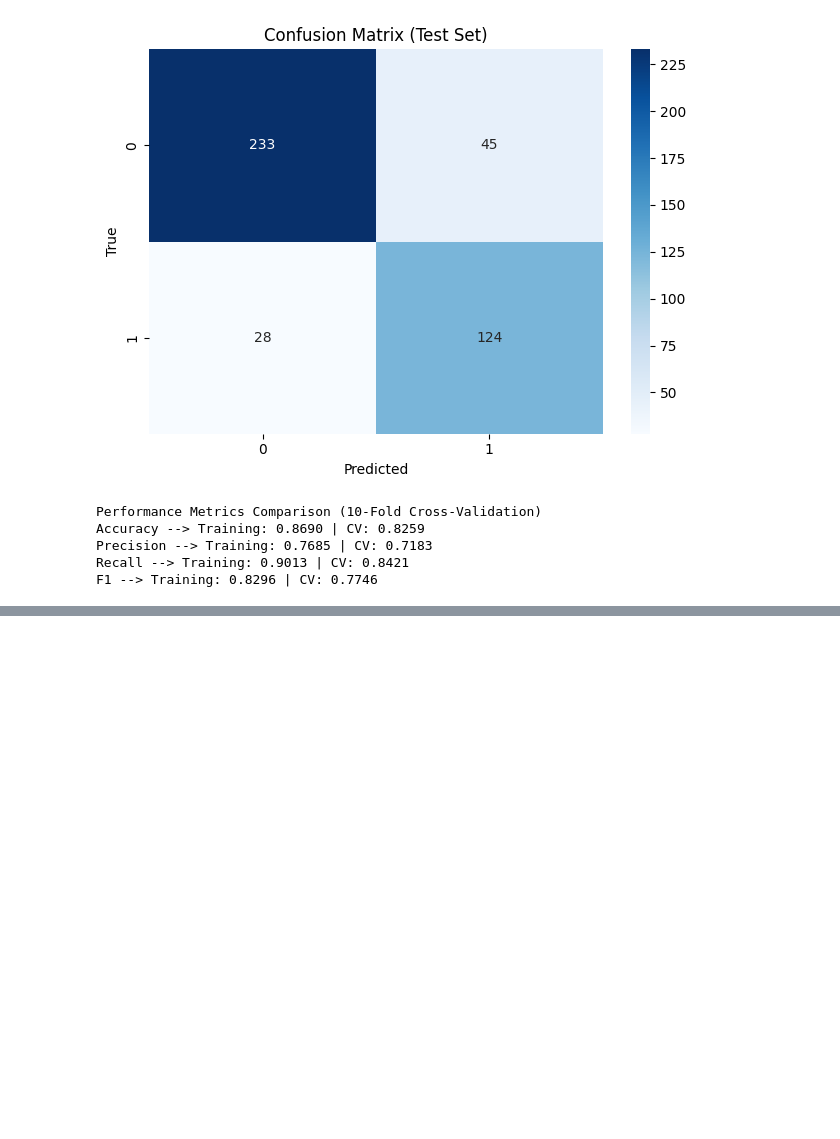
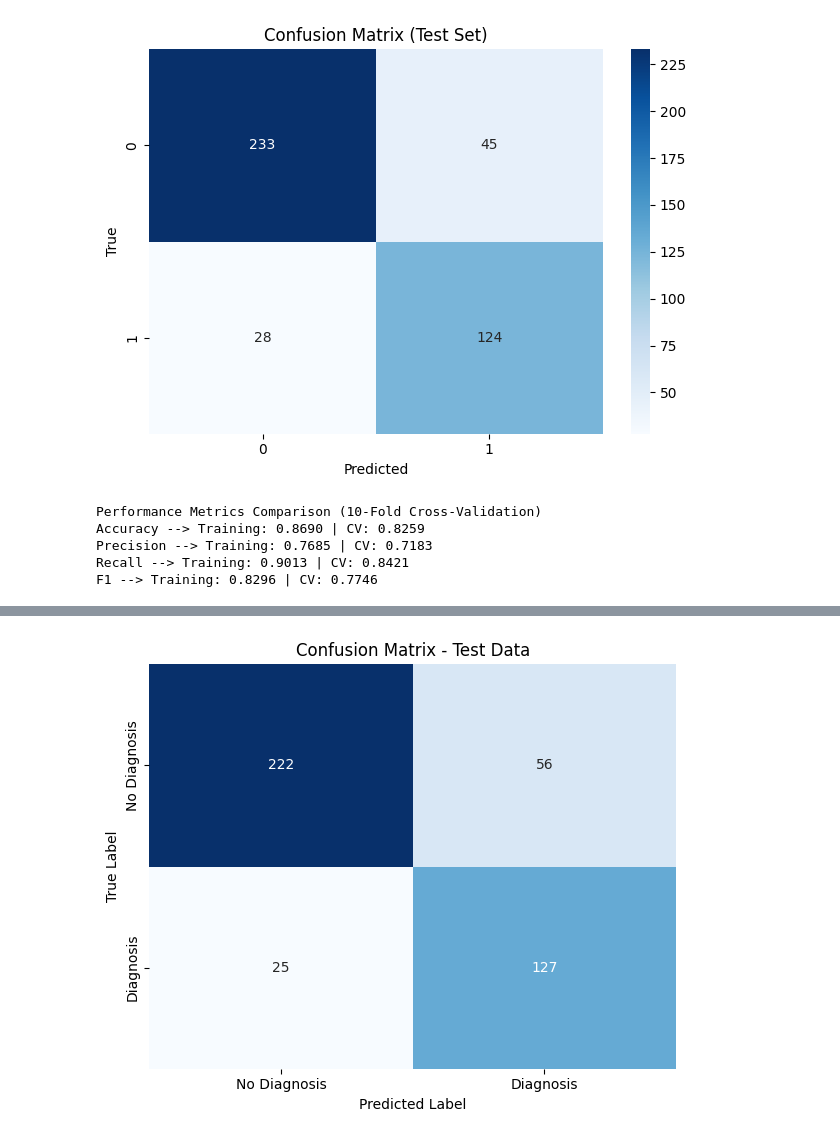
Before and after one commit to kaushal2m2/sta141c-final-proj, a Jupyter notebook: SVM_alz.ipynb, the cells around one changed output, grey strips where cells are left out. Saved outputs shown, nothing was run; the diff lists cells and outputs as text; code cells hidden in the pictures; blank space fills up the shorter version.

```diff
--- a/SVM_alz.ipynb
+++ b/SVM_alz.ipynb
@@ -24,8 +24,8 @@ X_test = test.drop(columns=["Diagnosis"])
 y_test = test['Diagnosis']
 # %%
 # Identify categorical and numerical columns
-categorical_cols = X.select_dtypes(include=['object', 'category']).columns.tolist()
-numerical_cols = X.select_dtypes(include=['int64', 'float64']).columns.tolist()
+categorical_cols = X_train.select_dtypes(include=['object', 'category']).columns.tolist()
+numerical_cols = X_train.select_dtypes(include=['int64', 'float64']).columns.tolist()
 # %%
 # Create feature transformers
 # OneHotEncoder for categorical features
@@ -103,11 +100,0 @@ It improved sensitivity to positive cases without overly harming precision, maki
-# %%
-# Split the data
-X_train, X_temp, y_train, y_temp = train_test_split(
-    X, y, test_size=0.4, stratify=y, random_state=100
-)
-
-X_val, X_test, y_val, y_test = train_test_split(
-    X_temp, y_temp, test_size=0.5, stratify=y_temp, random_state=100
-)
-
-print(f"Train size: {len(X_train)} | Val size: {len(X_val)} | Test size: {len(X_test)}")
@@ -168,7 +153,7 @@ best_kernel = 'rbf'
 # Create pipeline with preprocessing and SVM
 model = Pipeline([
     ('preprocess', preprocessor),
-    ('svm', SVC(kernel = best_kernel, probability=True, class_weight= {0: 1, 1: 2}))
+    ('svm', SVC(kernel = best_kernel, probability=True, class_weight= {0: 1, 1: 3}))
 ])
 # %%
 # Fit the model
@@ -465,3 +450,67 @@ Accuracy --> Training: 0.8690 | CV: 0.8259
 Precision --> Training: 0.7685 | CV: 0.7183
 Recall --> Training: 0.9013 | CV: 0.8421
 F1 --> Training: 0.8296 | CV: 0.7746
+# %%
+best_kernel = 'rbf'
+
+# Create pipeline with preprocessing and SVM
+model = Pipeline([
+    ('preprocess', preprocessor),
+    ('svm', SVC(kernel=best_kernel, probability=True, class_weight={0: 1, 1: 3}))
+])
+
+# Stratified K-Fold cross-validation on the training set
+cv = StratifiedKFold(n_splits=5, shuffle=True, random_state=49)
+for train_idx, val_idx in cv.split(X_train, y_train):
+    X_tr, X_val = X_train.iloc[train_idx], X_train.iloc[val_idx]
+    y_tr, y_val = y_train.iloc[train_idx], y_train.iloc[val_idx]
+    model.fit(X_tr, y_tr)
+    _ = model.predict(X_val)
+
+# Fit final model on the full training dataset.
+model.fit(X_train, y_train)
+
+# Generate predictions on the full training set and the test set.
+y_train_pred_final = model.predict(X_train)
+y_test_pred_final = model.predict(X_test)
+
+# Collect performance metrics
+from sklearn.metrics import accuracy_score, precision_score, recall_score, f1_score
+
+final_train_metrics = {
+    "Method": "Final Train",
+    "Accuracy": accuracy_score(y_train, y_train_pred_final),
+    "Precision": precision_score(y_train, y_train_pred_final),
+    "Recall": recall_score(y_train, y_train_pred_final),
+    "F1 Score": f1_score(y_train, y_train_pred_final)
+}
+
+final_test_metrics = {
+    "Method": "Final Test",
+    "Accuracy": accuracy_score(y_test, y_test_pred_final),
+    "Precision": precision_score(y_test, y_test_pred_final),
+    "Recall": recall_score(y_test, y_test_pred_final),
+    "F1 Score": f1_score(y_test, y_test_pred_final)
+}
+
+# Combine final performance metrics
+results = [final_train_metrics, final_test_metrics]
+results_df = pd.DataFrame(results)
+print(results_df)
+
+# Compute the confusion matrix for the test predictions.
+cm = confusion_matrix(y_test, y_test_pred_final)
+
+# Define labels
+labels = ['No Diagnosis', 'Diagnosis']
+
+# Visualize the confusion matrix as a heatmap.
+plt.figure(figsize=(6, 5))
+sns.heatmap(cm, annot=True, fmt='d', cmap='Blues',
+            xticklabels=labels, yticklabels=labels, cbar=False)
+plt.xlabel('Predicted Label')
+plt.ylabel('True Label')
+plt.title('Confusion Matrix - Test Data')
+plt.tight_layout()
+plt.show()
+# %% [output]
@@ -467,0 +520 @@ F1 --> Training: 0.8296 | CV: 0.7746
+[figure, added]
```
Also changed, not shown: parts of 9 cells of this notebook.
